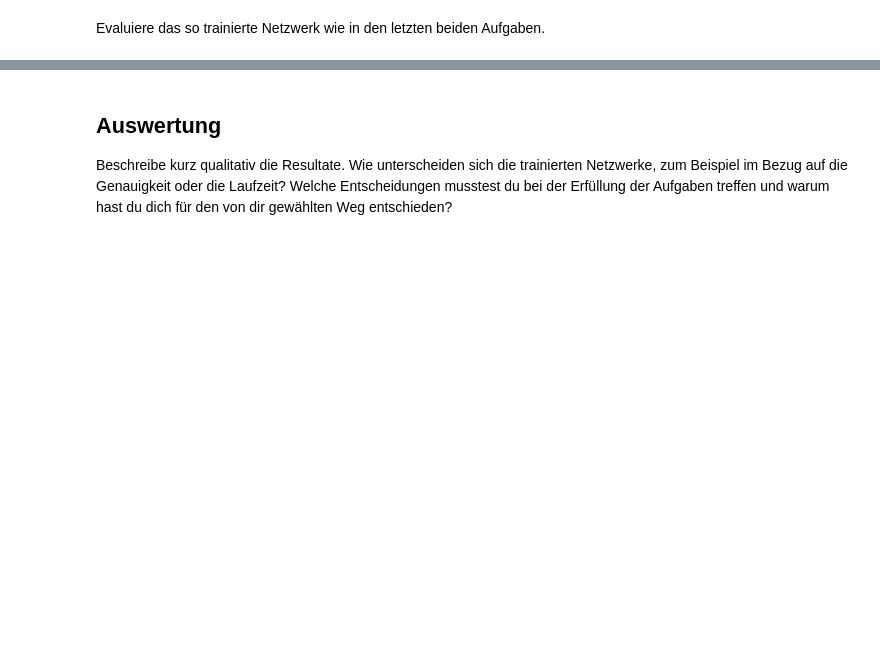
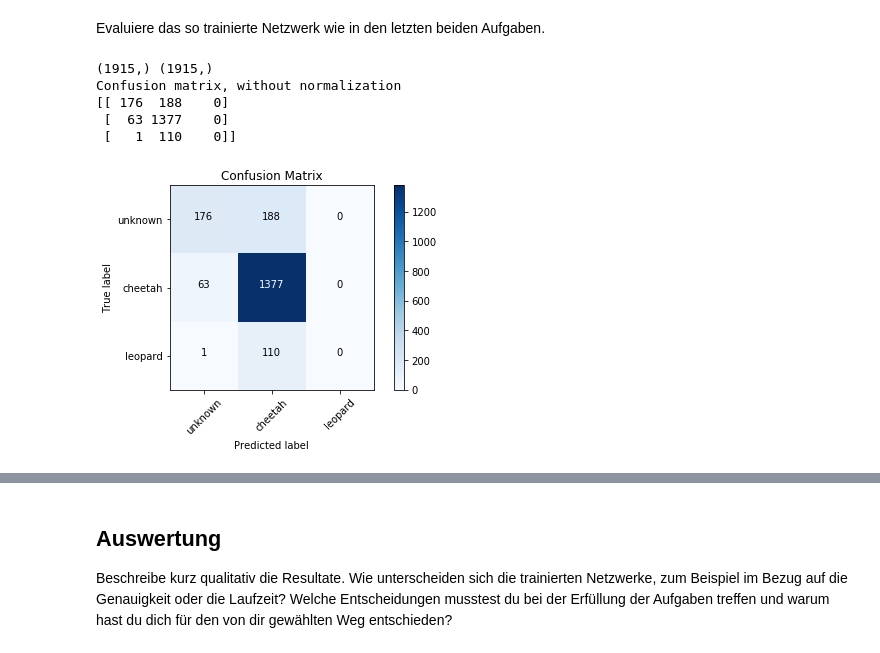
Before and after one commit to YJ14/Computer-Vision-2018, a Jupyter notebook: 05_TransferLearning_Cheetahs.ipynb, the cells around one changed output, grey strips where cells are left out. Cells and saved outputs as stored; diff of their text form; code cells hidden in the pictures; blank space fills up the shorter version.

```diff
--- a/05_TransferLearning_Cheetahs.ipynb
+++ b/05_TransferLearning_Cheetahs.ipynb
@@ -165,0 +288,11 @@ Auch hierfür kannst du dich wieder an der keras Anleitung orientieren: https://
+# %%
+custom_model = Sequential()
+for layer in vgg16_model.layers:
+    custom_layer = layer
+    custom_layer.trainable = False
+    custom_model.add(custom_layer)
+
+custom_model.layers.pop()
+# add a fully connected layer with 3 outputs, each for one category
+custom_model.add(Dense(3, activation="softmax"))
+custom_model.summary()
@@ -165,0 +317,5 @@ Auch hierfür kannst du dich wieder an der keras Anleitung orientieren: https://
+# %%
+custom_model.compile(loss='categorical_crossentropy',
+              #optimizer=optimizers.Adam(lr=0.001),
+              optimizer=optimizers.Adam(lr=0.001),
+              metrics=['accuracy'])
@@ -165,0 +342,7 @@ Auch hierfür kannst du dich wieder an der keras Anleitung orientieren: https://
+# %%
+custom_model.fit_generator(
+        train_batches,
+        steps_per_epoch = 1800 // batch_size,
+        epochs=50,
+        validation_data = valid_batches,
+        validation_steps = 250 // batch_size)
@@ -169,0 +355,10 @@ Evaluiere das so trainierte Netzwerk wie in den letzten beiden Aufgaben.
+# %%
+print(classes)
+custom_model_predictions = custom_model.predict_generator(valid_batches)
+# %% [output]
+(1915,) (1915,)
+Confusion matrix, without normalization
+[[ 176  188    0]
+ [  63 1377    0]
+ [   1  110    0]]
+[figure, added]
```
Also changed, not shown: parts of 26 cells of this notebook.
